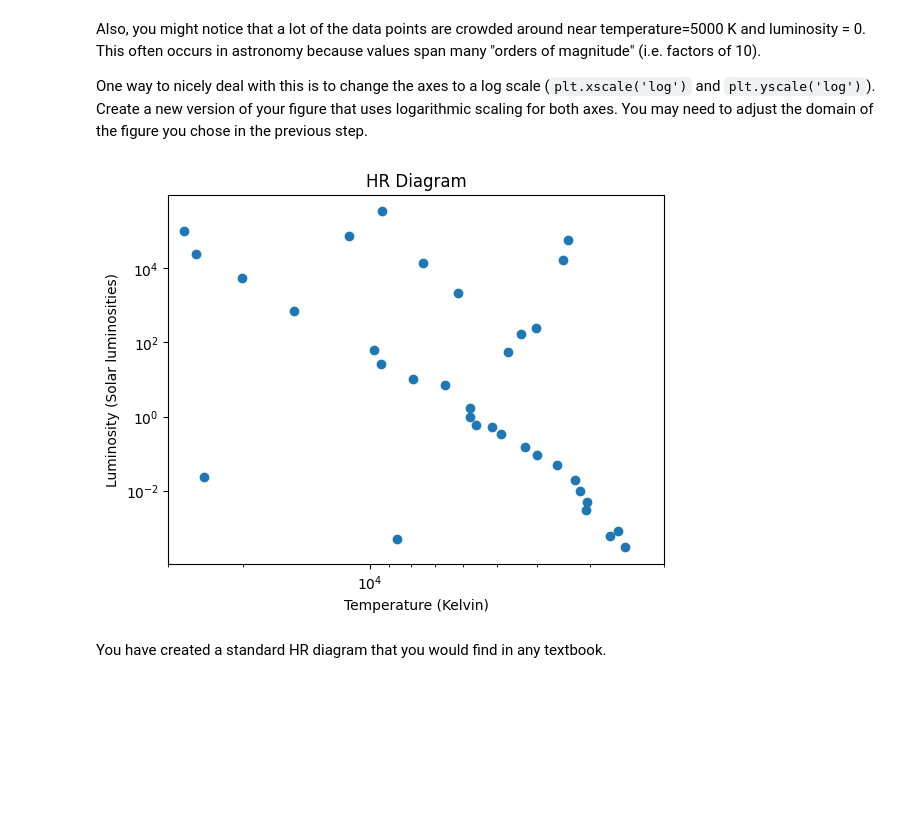
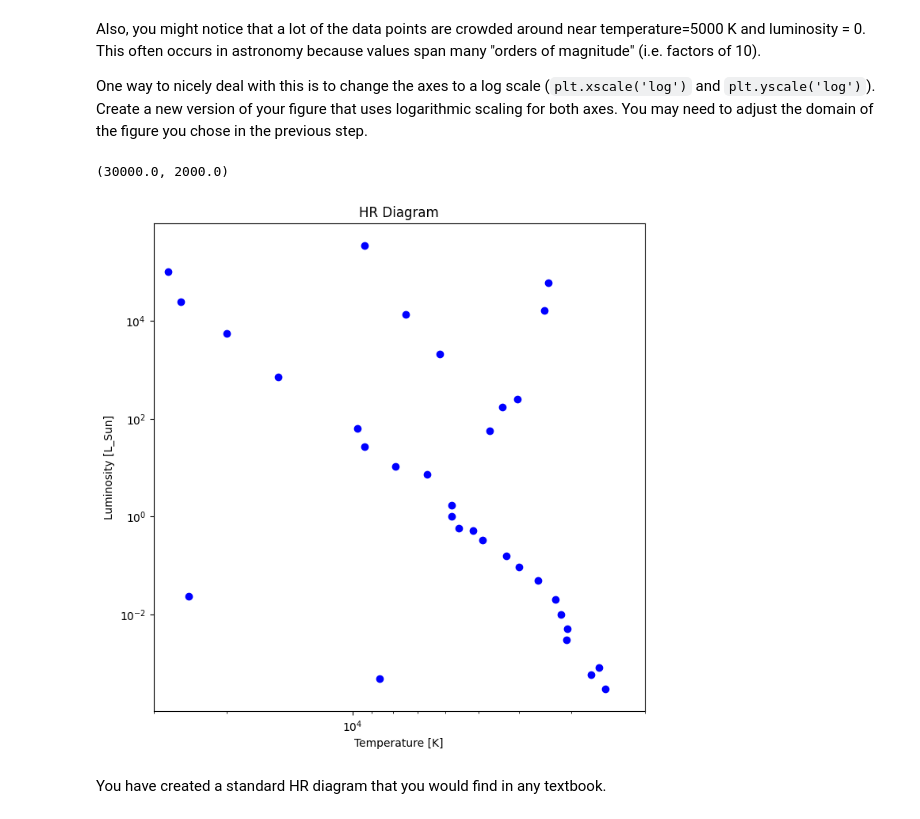
Before and after one commit to CIERA-Northwestern/REACHpy, a Jupyter notebook: Module_2/Challenge_4_HR_Diagram.ipynb, the cells around one changed output. Cells and saved outputs as stored; diff of their text form; code cells hidden in the pictures; blank space fills up the shorter version.

```diff
--- a/Module_2/Challenge_4_HR_Diagram.ipynb
+++ b/Module_2/Challenge_4_HR_Diagram.ipynb
@@ -94,25 +145,21 @@ plt.xlim([3e4, 100])
 Also, you might notice that a lot of the data points are crowded around near temperature=5000 K and luminosity = 0. This often occurs in astronomy because values span many "orders of magnitude" (i.e. factors of 10).
 
 One way to nicely deal with this is to change the axes to a log scale (`plt.xscale('log')` and `plt.yscale('log')`). Create a new version of your figure that uses logarithmic scaling for both axes. You may need to adjust the domain of the figure you chose in the previous step.
-# %%
-# Plot the data
-plt.scatter(temperature, luminosity)
-
-# Create title
-plt.title('HR Diagram')
-
-# Create x, y labels with units.
-plt.xlabel('Temperature (Kelvin)')
-plt.ylabel('Luminosity (Solar luminosities)')
-
-# Change limits
-plt.xlim([3e4, 2e3])
-
-# Change to logarithmic scales
-plt.xscale('log')
-plt.yscale('log')
-# %% [output]
-[figure, removed]
+# %%
+# Replot data
+
+# Change to logarithmic scales
+plt.figure(figsize=(8,8))
+plt.scatter(T_HR, L_HR, c = 'blue')
+plt.xlabel('Temperature [K]')
+plt.ylabel('Luminosity [L_Sun]')
+plt.title('HR Diagram')
+plt.xscale('log')
+plt.yscale('log')
+plt.xlim([3e4,2e3])
+# %% [output]
+(30000.0, 2000.0)
+[figure, added]
 # %% [markdown]
 You have created a standard HR diagram that you would find in any textbook.
 # %% [markdown]
```
Also changed, not shown: parts of 15 cells of this notebook, 7 other files.
